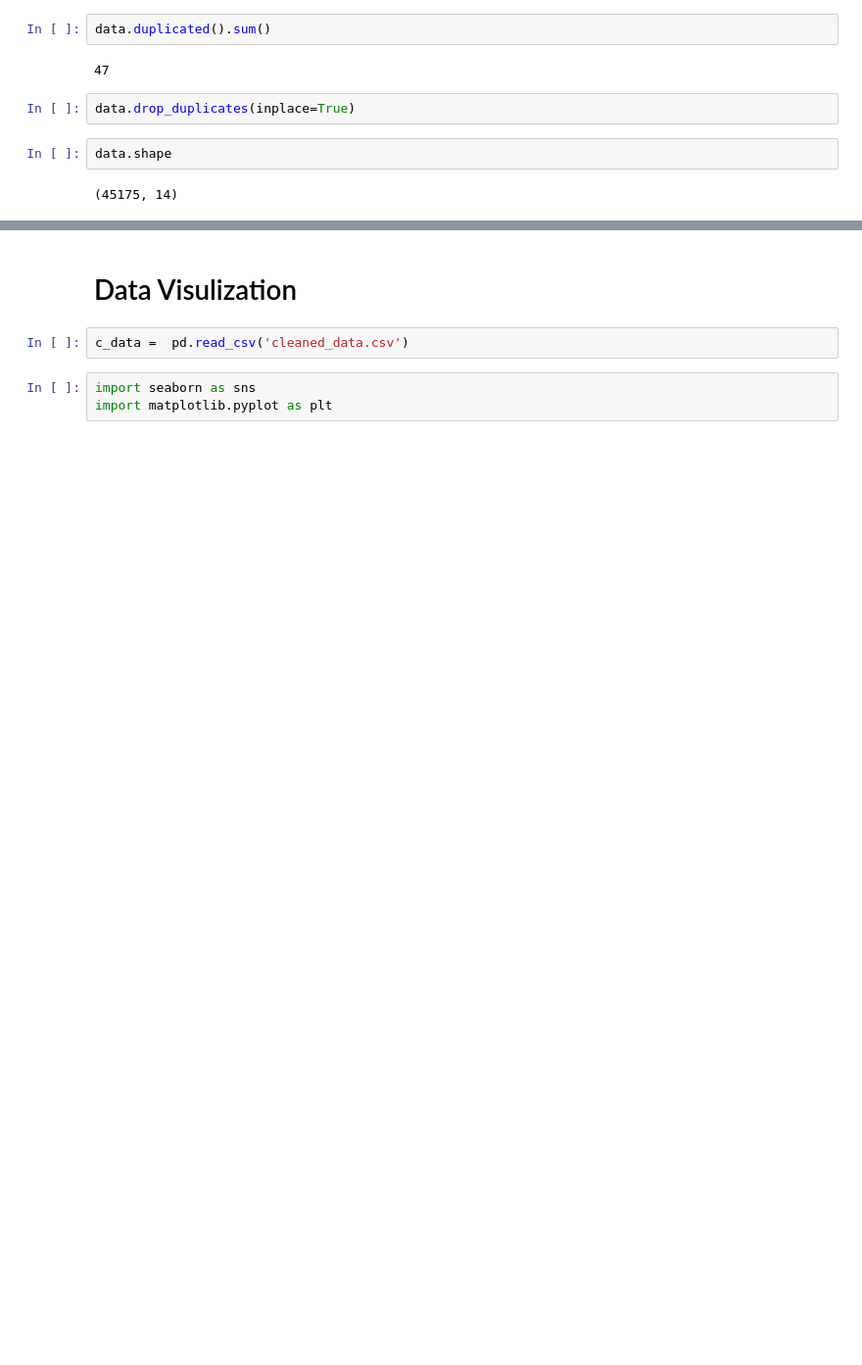
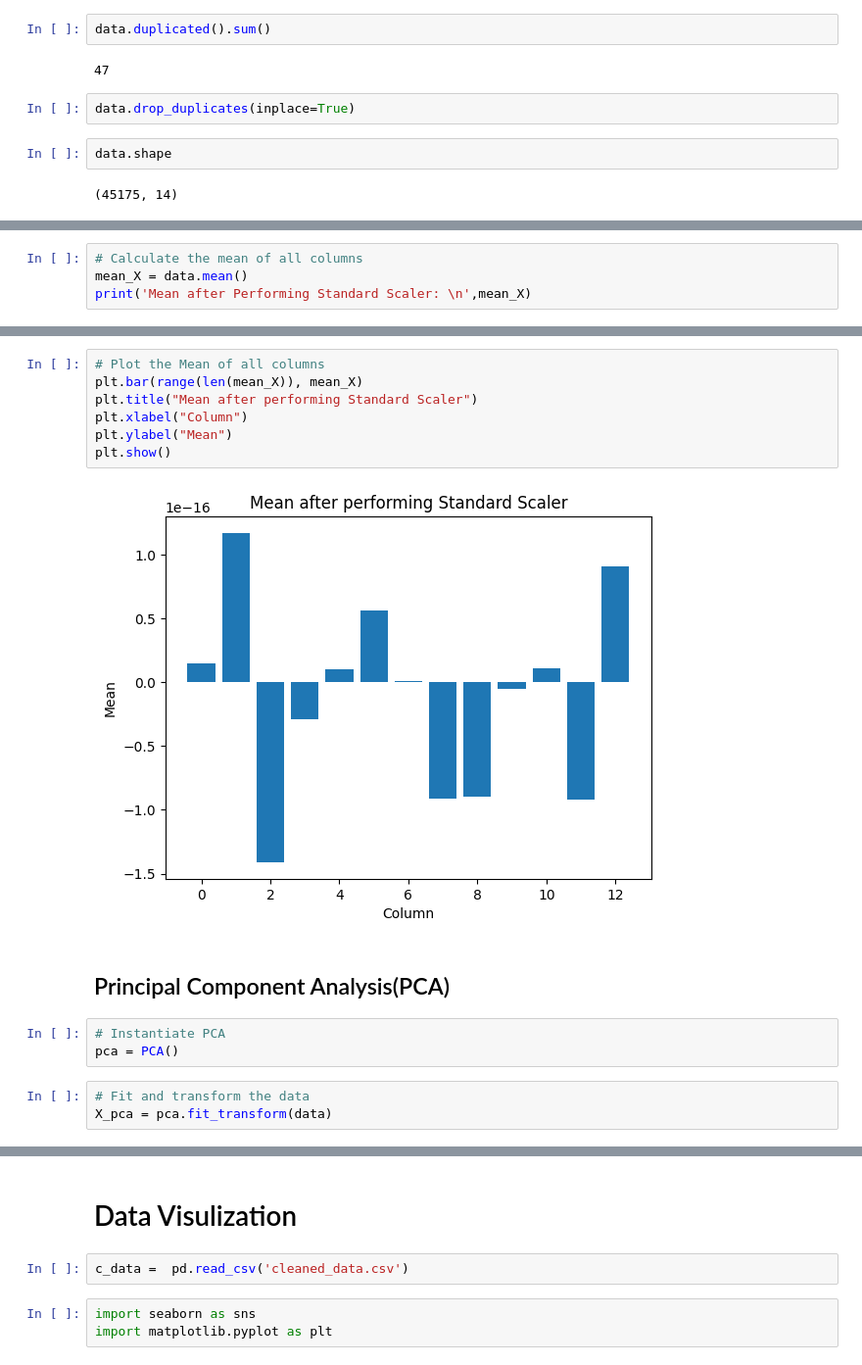
Before and after one commit to sandun94x/census-income-prediction, a Jupyter notebook: pre_processing.ipynb, the cells around one changed output, grey strips where cells are left out. Shown: that part at 98% size. Saved outputs shown, nothing was run; the diff lists cells and outputs as text; blank space fills up the shorter version.

```diff
--- a/pre_processing.ipynb
+++ b/pre_processing.ipynb
@@ -257,0 +363,4 @@ data.head()
+# %%
+# Calculate the mean of all columns
+mean_X = data.mean()
+print('Mean after Performing Standard Scaler: \n',mean_X)
@@ -257,0 +383,17 @@ data.head()
+# %%
+# Plot the Mean of all columns
+plt.bar(range(len(mean_X)), mean_X)
+plt.title("Mean after performing Standard Scaler")
+plt.xlabel("Column")
+plt.ylabel("Mean")
+plt.show()
+# %% [output]
+[figure, added]
+# %% [markdown]
+## Principal Component Analysis(PCA)
+# %%
+# Instantiate PCA
+pca = PCA()
+# %%
+# Fit and transform the data
+X_pca = pca.fit_transform(data)
```
Also changed, not shown: parts of 23 cells of this notebook, 3 other files.
